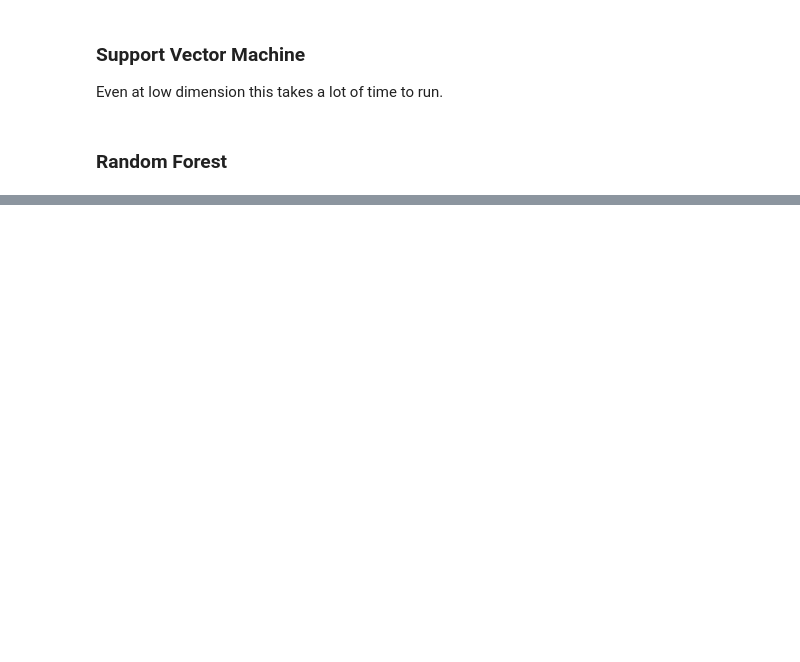
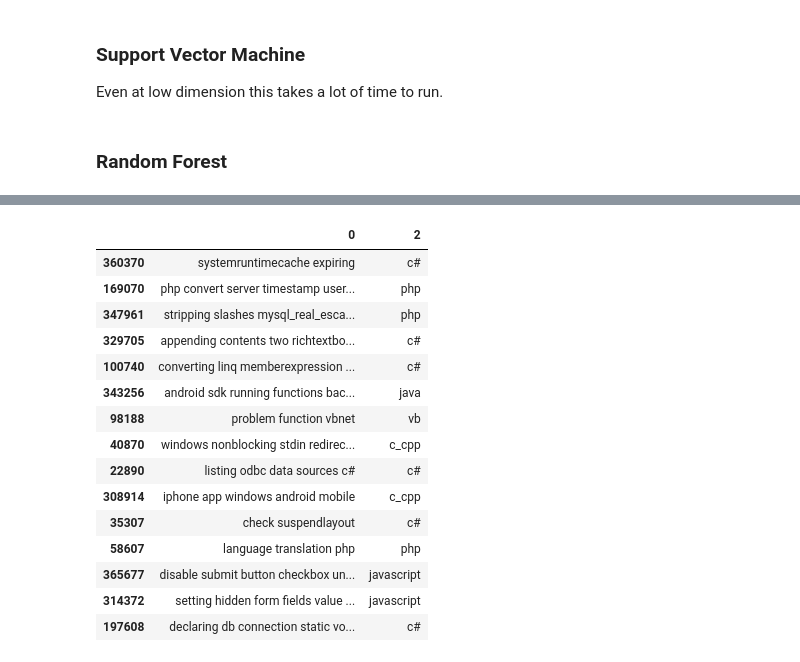
Before and after one commit to andrewginns/Movie_or_Code, a Jupyter notebook: July_2019_NLP_Questions.ipynb, the cells around one changed output, grey strips where cells are left out. Cells and saved outputs as stored; diff of their text form; code cells hidden in the pictures; blank space fills up the shorter version.

```diff
--- a/July_2019_NLP_Questions.ipynb
+++ b/July_2019_NLP_Questions.ipynb
@@ -510,0 +581,3 @@ def train_mlp(dataframe, labels, model, checkpoint_path, EPOCHS):
+# %%
+stackover = tagged.drop(columns=['post_id'])
+stackover.head()
@@ -510,0 +591,4 @@ def train_mlp(dataframe, labels, model, checkpoint_path, EPOCHS):
+# %%
+relevant_stack = [text_prepare(x) for x in stackover['title']]
+clean_titles = pd.DataFrame({'clean_data': relevant_stack})
+clean_titles.head()
@@ -510,0 +602,4 @@ def train_mlp(dataframe, labels, model, checkpoint_path, EPOCHS):
+# %%
+clean_stack = pd.concat([clean_titles, stackover], axis = 1, ignore_index=True)
+clean_stack = shuffle(clean_stack)
+clean_stack.head()
@@ -510,0 +613,20 @@ def train_mlp(dataframe, labels, model, checkpoint_path, EPOCHS):
+# %%
+clean_stack = clean_stack.drop(columns=[1])
+clean_stack.head(15)
+# %% [output]
+|  | 0 | 2 |
+| 360370 | systemruntimecache expiring | c# |
+| 169070 | php convert server timestamp user... | php |
+| 347961 | stripping slashes mysql_real_esca... | php |
+| 329705 | appending contents two richtextbo... | c# |
+| 100740 | converting linq memberexpression ... | c# |
+| 343256 | android sdk running functions bac... | java |
+| 98188 | problem function vbnet | vb |
+| 40870 | windows nonblocking stdin redirec... | c_cpp |
+| 22890 | listing odbc data sources c# | c# |
+| 308914 | iphone app windows android mobile | c_cpp |
+| 35307 | check suspendlayout | c# |
+| 58607 | language translation php | php |
+| 365677 | disable submit button checkbox un... | javascript |
+| 314372 | setting hidden form fields value ... | javascript |
+| 197608 | declaring db connection static vo... | c# |
```
Also changed, not shown: parts of 121 cells of this notebook.
